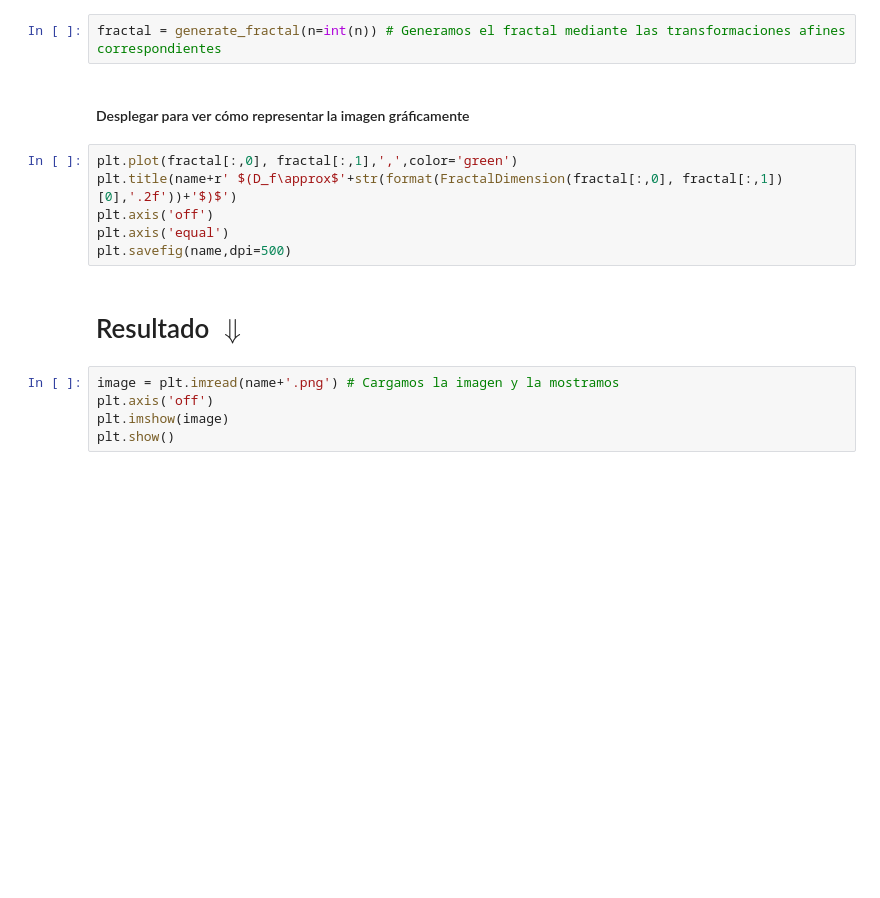
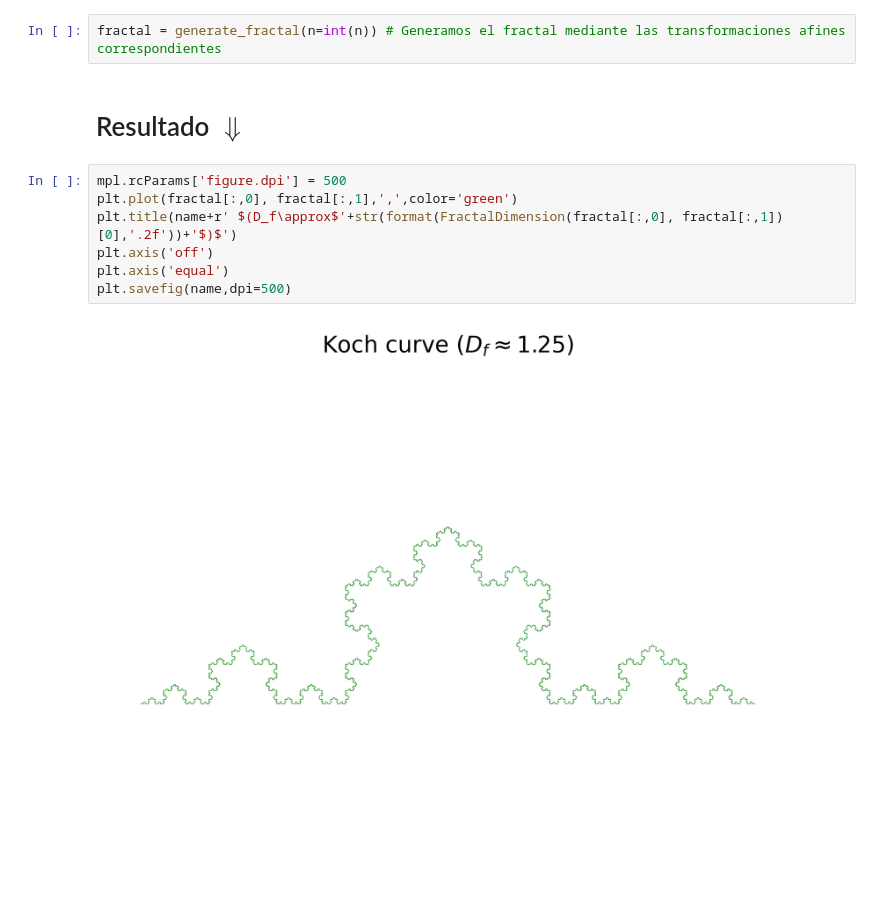
Before and after one commit to rodriGDD/Generador-de-fractales, a Jupyter notebook: transformaciones_afines.ipynb, the cells around one changed output. Drawn from its saved outputs; the diff is of its cells as text; blank space fills up the shorter version.

Commit message:
fractal

```diff
--- a/transformaciones_afines.ipynb
+++ b/transformaciones_afines.ipynb
@@ -258,18 +258,14 @@ if n == '': # Valor predeterminado de n
 ### <h>
 # %%
 fractal = generate_fractal(n=int(n)) # Generamos el fractal mediante las transformaciones afines correspondientes
-# %% [markdown]
-#### Desplegar para ver cómo representar la imagen gráficamente
-# %%
-plt.plot(fractal[:,0], fractal[:,1],',',color='green')
-plt.title(name+r' $(D_f\approx$'+str(format(FractalDimension(fractal[:,0], fractal[:,1])[0],'.2f'))+'$)$')
-plt.axis('off')
-plt.axis('equal')
-plt.savefig(name,dpi=500)
 # %% [markdown]
 # Resultado $\Downarrow$
-# %%
-image = plt.imread(name+'.png') # Cargamos la imagen y la mostramos
-plt.axis('off')
-plt.imshow(image)
-plt.show()
+# %%
+mpl.rcParams['figure.dpi'] = 500
+plt.plot(fractal[:,0], fractal[:,1],',',color='green')
+plt.title(name+r' $(D_f\approx$'+str(format(FractalDimension(fractal[:,0], fractal[:,1])[0],'.2f'))+'$)$')
+plt.axis('off')
+plt.axis('equal')
+plt.savefig(name,dpi=500)
+# %% [output]
+[figure, added]
```
